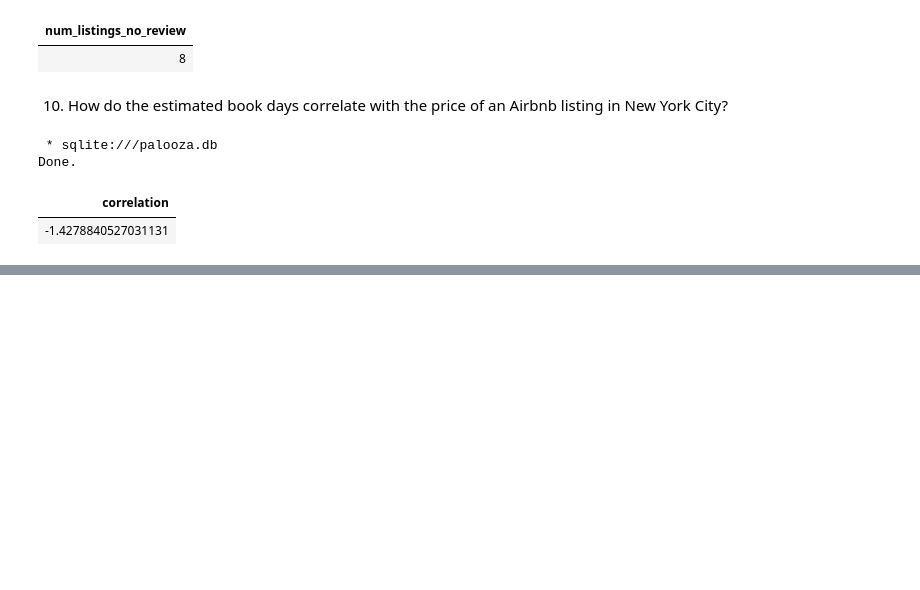
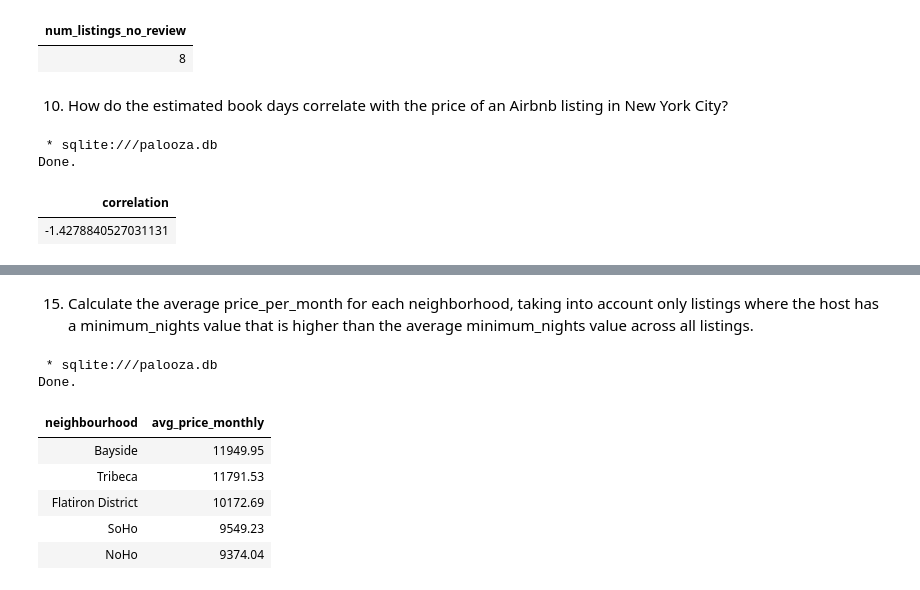
Before and after one commit to caracfinlay/Pillow_palooza, a Jupyter notebook: sql_palooza.ipynb, the cells around one changed output, grey strips where cells are left out. Drawn from its saved outputs; the diff is of its cells as text; code cells hidden in the pictures; blank space fills up the shorter version.

```diff
--- a/sql_palooza.ipynb
+++ b/sql_palooza.ipynb
@@ -280,0 +364,21 @@ Done.
+# %% [markdown]
+15. Calculate the average price_per_month for each neighborhood, taking into account only listings where the host has a minimum_nights value that is higher than the average minimum_nights value across all listings.
+# %%
+%%sql
+SELECT p.neighbourhood, ROUND(AVG(p.price_per_month),2) avg_price_monthly
+FROM prices p
+JOIN reviews r
+ON p.listing_id = r.listing_id
+WHERE r.minimum_nights > (SELECT AVG(minimum_nights) FROM reviews)
+GROUP BY 1
+ORDER BY 2 DESC
+LIMIT 5
+# %% [output]
+ * sqlite:///palooza.db
+Done.
+| neighbourhood | avg_price_monthly |
+| Bayside | 11949.95 |
+| Tribeca | 11791.53 |
+| Flatiron District | 10172.69 |
+| SoHo | 9549.23 |
+| NoHo | 9374.04 |
```
Also changed, not shown: parts of 10 cells of this notebook.
